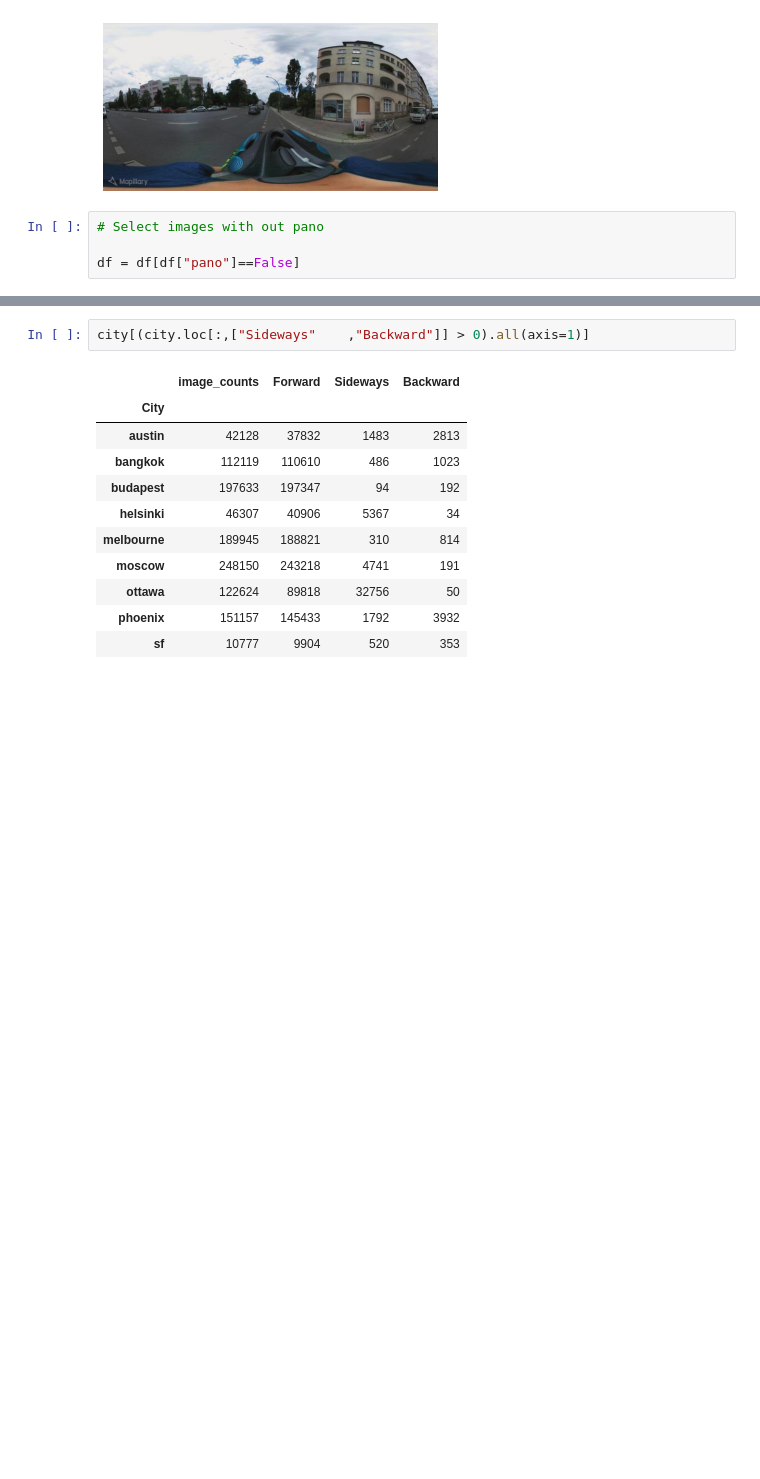
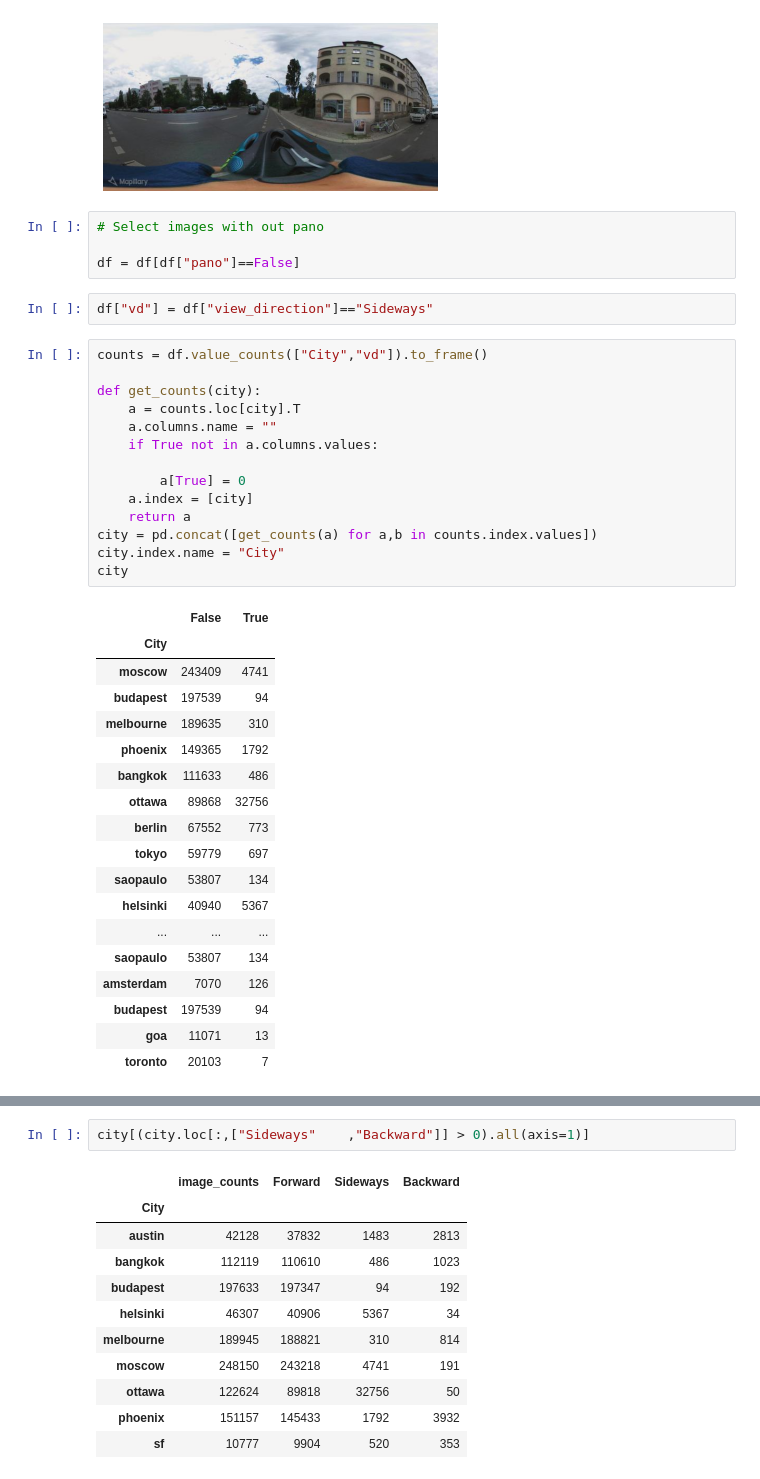
Before and after one commit to MockaWolke/SVI_Model_ToolBox, a Jupyter notebook: view_directions_task/analyse_data_view_direction.ipynb, the cells around one changed output, grey strips where cells are left out. Cells and saved outputs as stored; diff of their text form; blank space fills up the shorter version.

```diff
--- a/view_directions_task/analyse_data_view_direction.ipynb
+++ b/view_directions_task/analyse_data_view_direction.ipynb
@@ -161,4 +158,39 @@ for i in range(5):
 # Select images with out pano
 
 df = df[df["pano"]==False]
+# %%
+df["vd"] = df["view_direction"]=="Sideways"
+# %%
+counts = df.value_counts(["City","vd"]).to_frame()
+
+def get_counts(city):
+    a = counts.loc[city].T
+    a.columns.name = ""
+    if True not in a.columns.values:
+
+        a[True] = 0
+    a.index = [city]
+    return a
+city = pd.concat([get_counts(a) for a,b in counts.index.values])
+city.index.name = "City"
+city
+# %% [output]
+|  | False | True |
+| City |  |  |
+| moscow | 243409 | 4741 |
+| budapest | 197539 | 94 |
+| melbourne | 189635 | 310 |
+| phoenix | 149365 | 1792 |
+| bangkok | 111633 | 486 |
+| ottawa | 89868 | 32756 |
+| berlin | 67552 | 773 |
+| tokyo | 59779 | 697 |
+| saopaulo | 53807 | 134 |
+| helsinki | 40940 | 5367 |
+| ... | ... | ... |
+| saopaulo | 53807 | 134 |
+| amsterdam | 7070 | 126 |
+| budapest | 197539 | 94 |
+| goa | 11071 | 13 |
+| toronto | 20103 | 7 |
 # %%
```
Also changed, not shown: parts of 3 cells of this notebook, 3 other files.
